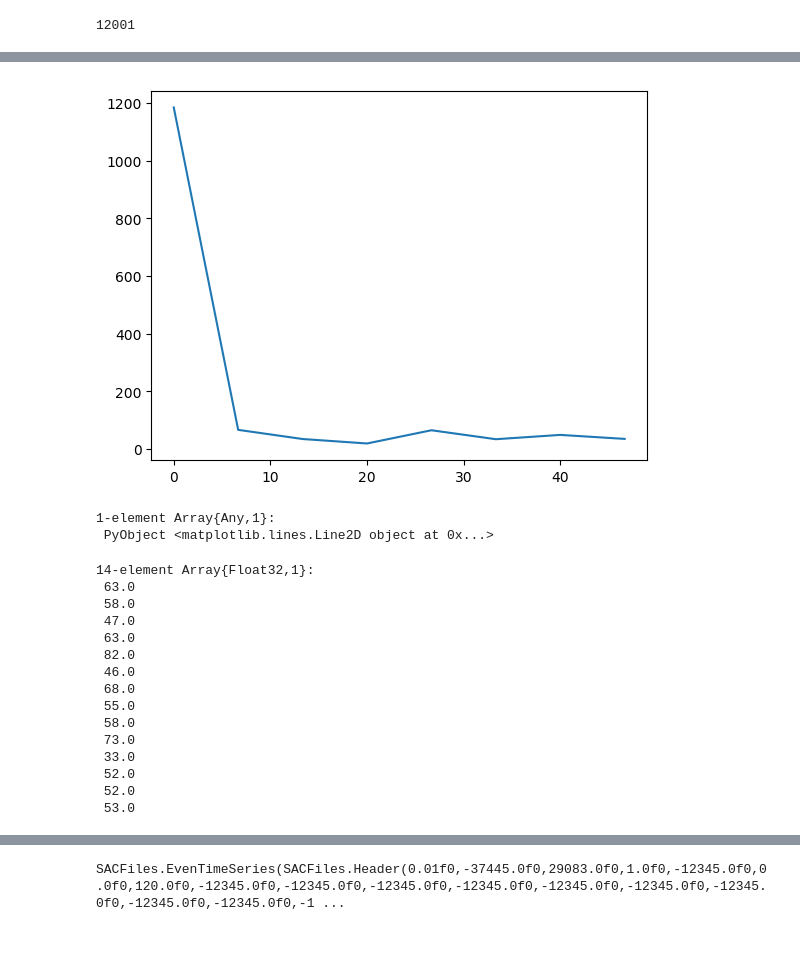
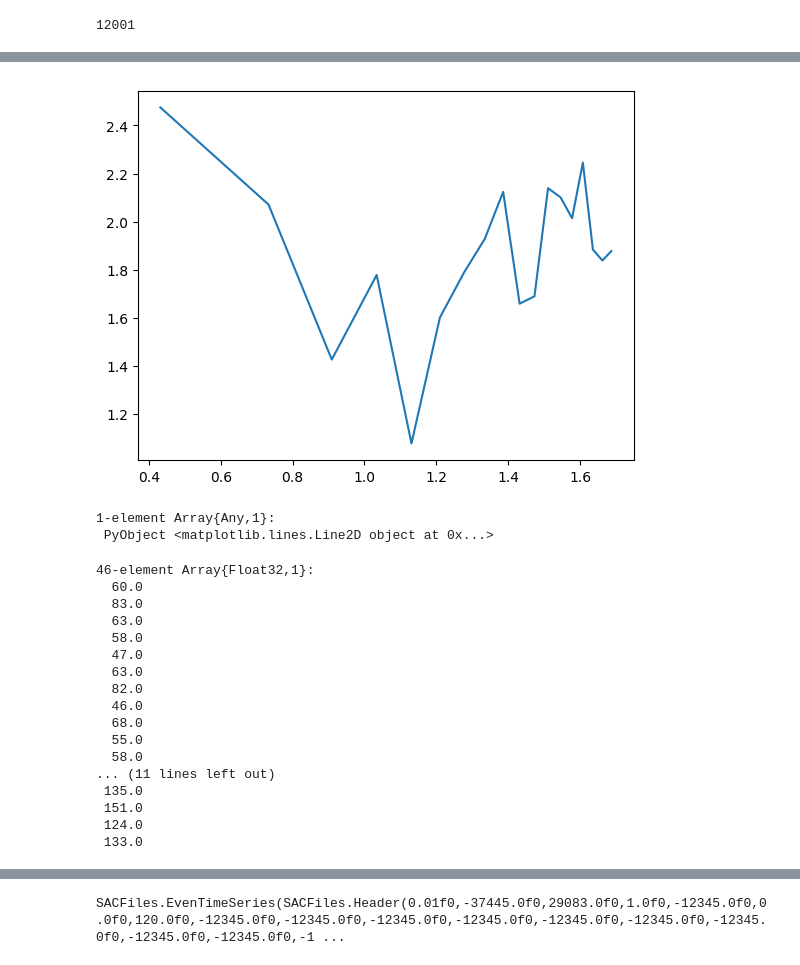
Before and after one commit to RadamesGutierrezZ/Verano, a Jupyter notebook: SegundoEvento.ipynb, the cells around one changed output, grey strips where cells are left out. Drawn from its saved outputs; the diff is of its cells as text; code cells hidden in the pictures.

```diff
--- a/SegundoEvento.ipynb
+++ b/SegundoEvento.ipynb
@@ -71,5 +71,5 @@ length(D2Z)
 # %% [output]
 12001
 # %%
-ondaP = D2Z[3:17]
+ondaP = D2Z[4:40]
 # %% [output]
@@ -127,5 +129,5 @@ plot(abs(Ftra1[1:8]))
 1-element Array{Any,1}:
  PyObject <matplotlib.lines.Line2D object at 0x...>
 # %%
-ondaPZ = Ftra1[1:8]
+ondaPZ = Ftra1[1:19]
 # %% [output]
@@ -141,3 +154,3 @@ ondaPZ = Ftra1[1:8]
 # %%
-FxondaP = collect(0:8-1)*(100/length(Ftra1))
+FxondaP = collect(0:19-1)*(100/length(Ftra1))
 # %% [output]
@@ -153,27 +177,29 @@ FxondaP = collect(0:8-1)*(100/length(Ftra1))
 # %%
-plot(FxondaP,abs(ondaPZ))
+plot(log10(FxondaP),abs(log10(ondaPZ)))
 # %% [output]
-[figure, old version]
+[figure, new version]
 1-element Array{Any,1}:
  PyObject <matplotlib.lines.Line2D object at 0x...>
 # %%
-ondaS = D2Z[17:30]
+ondaS = D2Z[15:60]
 # %% [output]
-14-element Array{Float32,1}:
- 63.0
- 58.0
- 47.0
- 63.0
- 82.0
- 46.0
- 68.0
- 55.0
- 58.0
- 73.0
- 33.0
- 52.0
- 52.0
- 53.0
+46-element Array{Float32,1}:
+  60.0
+  83.0
+  63.0
+  58.0
+  47.0
+  63.0
+  82.0
+  46.0
+  68.0
+  55.0
+  58.0
+... (11 lines left out)
+ 135.0
+ 151.0
+ 124.0
+ 133.0
 # %%
 Ftra2 = fft(ondaS)
 # %% [output]
```
Also changed, not shown: parts of 32 cells of this notebook.
